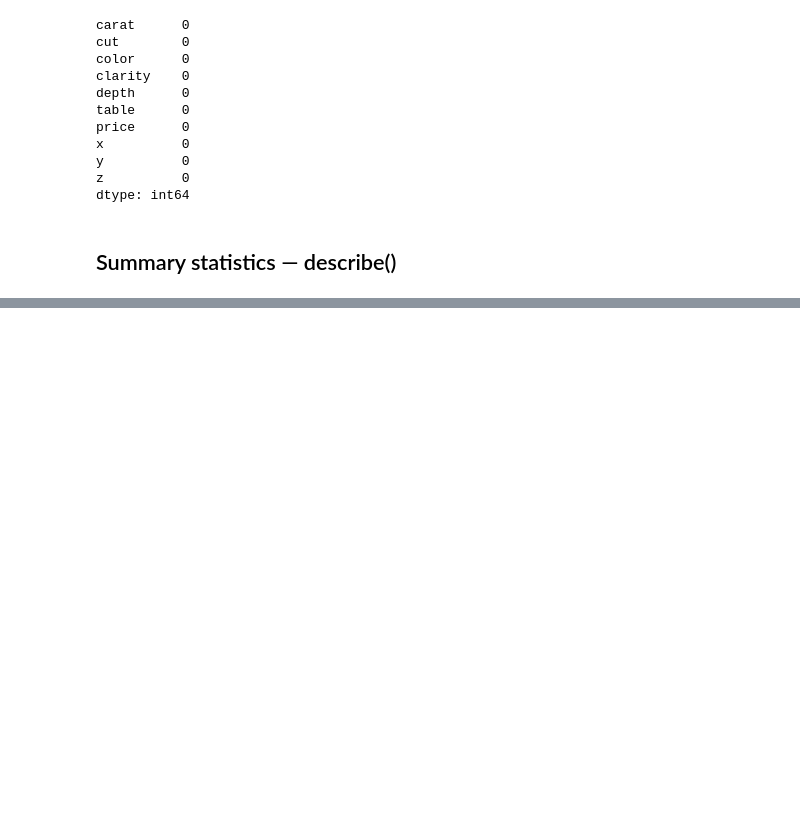
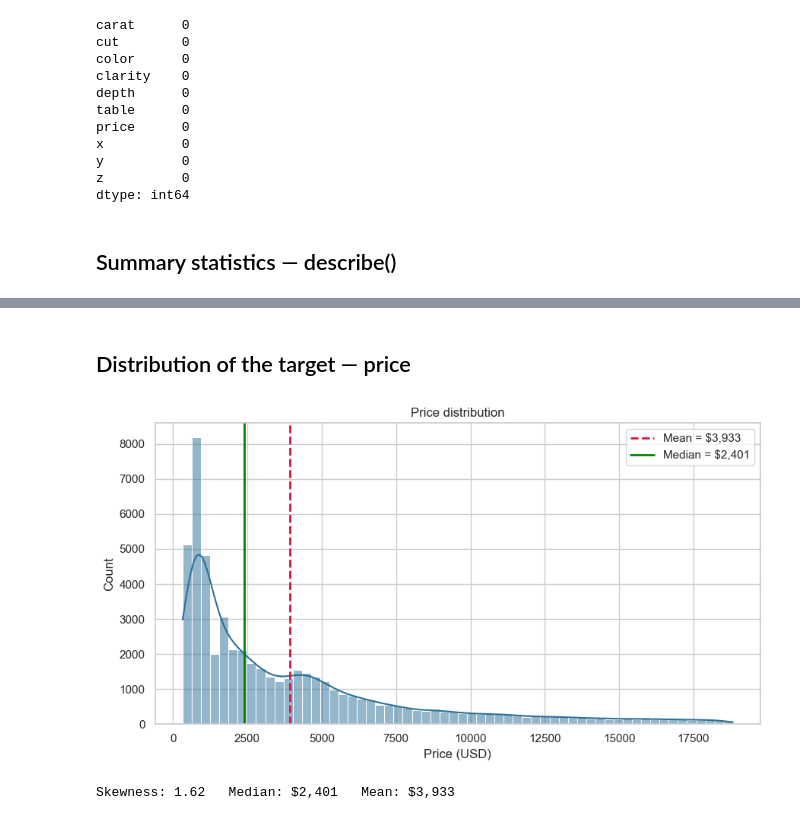
Before and after one commit to zinat-gks/Day1, a Jupyter notebook: Day 7/Diamonds.ipynb, the cells around one changed output, grey strips where cells are left out. Cells and saved outputs as stored; diff of their text form; code cells hidden in the pictures; blank space fills up the shorter version.

```diff
--- a/Day 7/Diamonds.ipynb
+++ b/Day 7/Diamonds.ipynb
@@ -91,0 +107,30 @@ df.describe(include="all")
+# %% [markdown]
+## Distribution of the target — price
+# %%
+import matplotlib.pyplot as plt
+import seaborn as sns
+
+sns.set_theme(style="whitegrid")
+
+price_mean = df["price"].mean()
+price_median = df["price"].median()
+
+fig, ax = plt.subplots(figsize=(9, 5))
+sns.histplot(df["price"], bins=60, kde=True, color="#2a6f97", ax=ax)
+
+# Visible mean & median reference lines
+ax.axvline(price_mean,   color="crimson", linestyle="--", linewidth=2,
+           label=f"Mean = ${price_mean:,.0f}")
+ax.axvline(price_median, color="green",   linestyle="-",  linewidth=2,
+           label=f"Median = ${price_median:,.0f}")
+
+ax.set_title("Price distribution")
+ax.set_xlabel("Price (USD)")
+ax.legend()
+plt.tight_layout()
+plt.show()
+
+print(f"Skewness: {df['price'].skew():.2f}   Median: ${price_median:,.0f}   Mean: ${price_mean:,.0f}")
+# %% [output]
+[figure, added]
+Skewness: 1.62   Median: $2,401   Mean: $3,933
```
Also changed, not shown: parts of 60 cells of this notebook.
